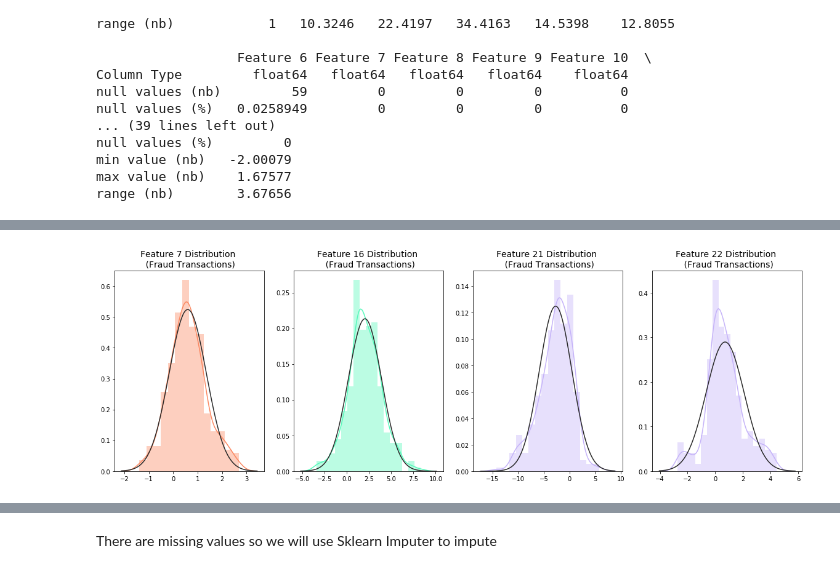
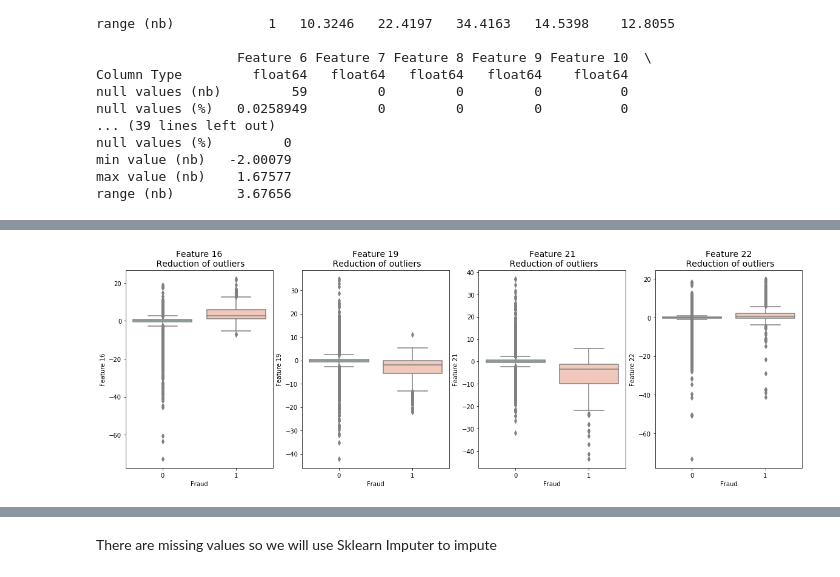
Before and after one commit to shubhamperiwal/fraud_detection, a Jupyter notebook: Final Notebook Muskaan.ipynb, the cells around one changed output, grey strips where cells are left out. Cells and saved outputs as stored; diff of their text form; code cells hidden in the pictures.

```diff
--- a/Final Notebook Muskaan.ipynb
+++ b/Final Notebook Muskaan.ipynb
@@ -295,23 +193,25 @@ Number of Instances after outliers removal: 219723
 # %%
-f, (ax1, ax2, ax3, ax4) = plt.subplots(1,4, figsize=(20, 6))
+f,(ax1, ax2, ax3, ax4) = plt.subplots(1, 4, figsize=(20,6))
 
-v7_fraud_dist = df['Feature 7'].loc[df['Fraud'] == 1].values
-sns.distplot(v7_fraud_dist,ax=ax1, fit=norm, color='#FB8861')
-ax1.set_title('Feature 7 Distribution \n (Fraud Transactions)', fontsize=14)
+colors = ['#B3F9C5', '#f9c5b3']
 
-v16_fraud_dist = df['Feature 16'].loc[df['Fraud'] == 1].values
-sns.distplot(v16_fraud_dist,ax=ax2, fit=norm, color='#56F9BB')
-ax2.set_title('Feature 16 Distribution \n (Fraud Transactions)', fontsize=14)
+# Feature 16
+sns.boxplot(x="Fraud", y="Feature 16", data=df,ax=ax1, palette=colors)
+ax1.set_title("Feature 16\n Reduction of outliers", fontsize=14)
 
-v21_fraud_dist = df['Feature 21'].loc[df['Fraud'] == 1].values
-sns.distplot(v21_fraud_dist,ax=ax3, fit=norm, color='#C5B3F9')
-ax3.set_title('Feature 21 Distribution \n (Fraud Transactions)', fontsize=14)
+# Feature 19
+sns.boxplot(x="Fraud", y="Feature 19", data=df, ax=ax2, palette=colors)
+ax2.set_title("Feature 19\n Reduction of outliers", fontsize=14)
 
-v22_fraud_dist = df['Feature 22'].loc[df['Fraud'] == 1].values
-sns.distplot(v22_fraud_dist,ax=ax4, fit=norm, color='#C5B3F9')
-ax4.set_title('Feature 22 Distribution \n (Fraud Transactions)', fontsize=14)
+# Feature 21
+sns.boxplot(x="Fraud", y="Feature 21", data=df, ax=ax3, palette=colors)
+ax3.set_title("Feature 21\n Reduction of outliers", fontsize=14)
+
+# Feature 22
+sns.boxplot(x="Fraud", y="Feature 22", data=df, ax=ax4, palette=colors)
+ax4.set_title("Feature 22\n Reduction of outliers", fontsize=14)
 
 
 plt.show()
 # %% [output]
-[figure, old version]
+[figure, new version]
```
Also changed, not shown: parts of 49 cells of this notebook, 4 other files.
